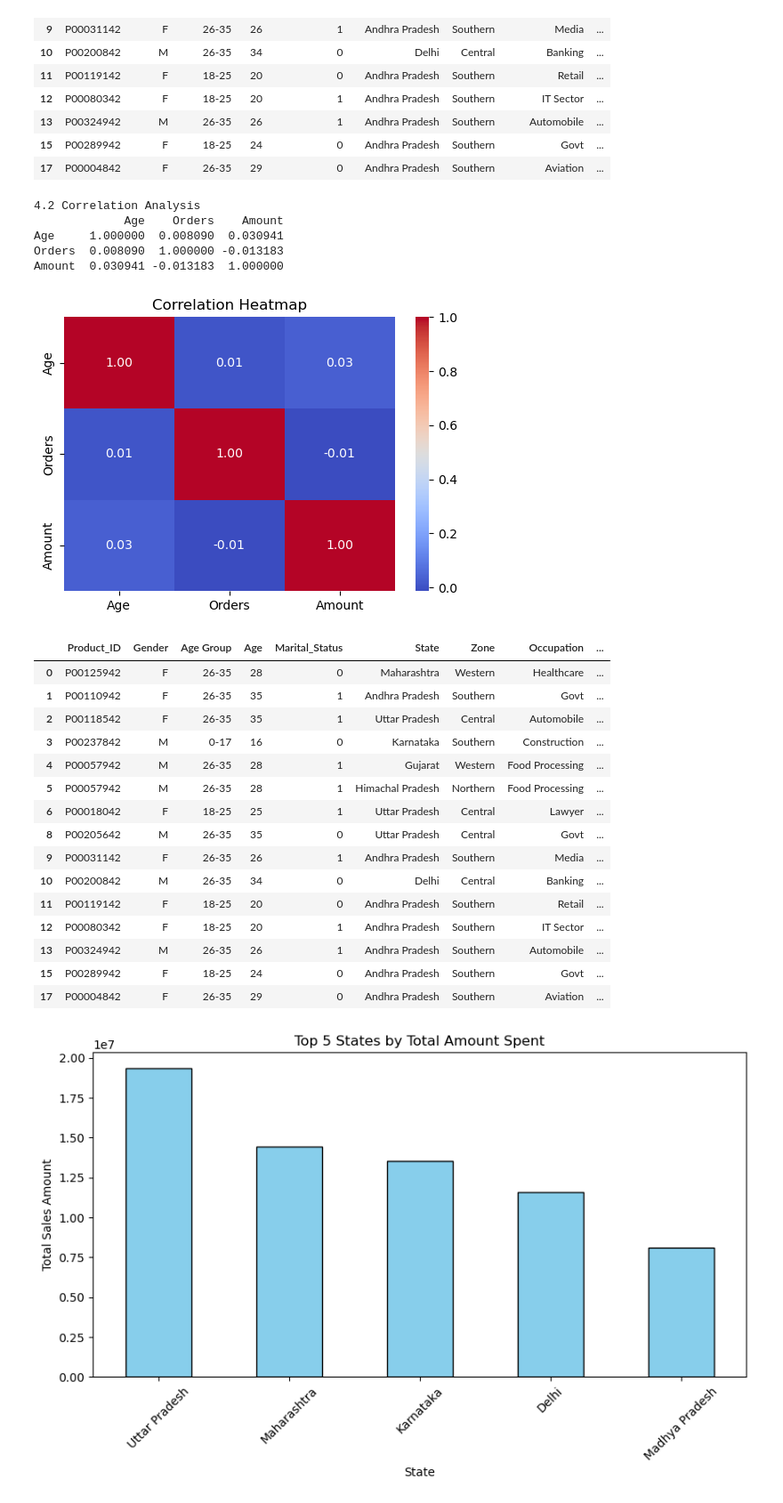
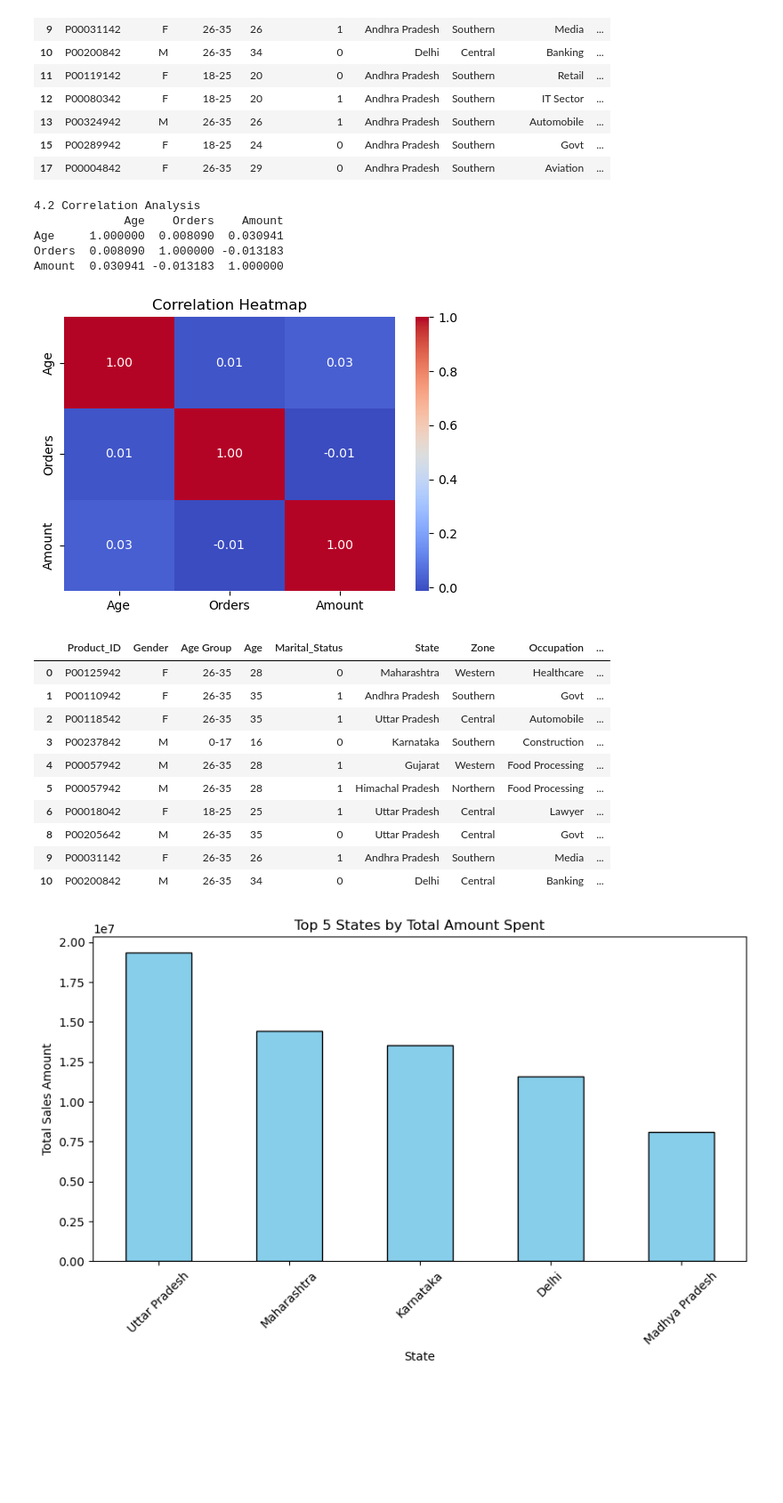
Before and after one commit to Nick-Zoc/ADS_DiwaliSales_L2AI1, a Jupyter notebook: Milestone 1/main.ipynb, the cells around one changed output. Shown at 89% size. Drawn from its saved outputs; the diff is of its cells as text; code cells hidden in the pictures; blank space fills up the shorter version.

```diff
--- a/Milestone 1/main.ipynb
+++ b/Milestone 1/main.ipynb
@@ -289,37 +289,32 @@ kurtosis   2.472002 -1.352541    -0.540209
 # 4.2 Correlation Analysis
 print("4.2 Correlation Analysis")
 # Calculate the pairwise correlations (how much variables move together)
 corr_matrix = df[num_cols].corr()
 print(corr_matrix)
 
 # Create a visual heatmap of the correlation so it's easy to read for the report
 plt.figure(figsize=(6, 4))
 sns.heatmap(corr_matrix, annot=True, cmap='coolwarm', fmt=".2f")
 plt.title('Correlation Heatmap')
 plt.show()
 # Show the dataframe state
-df.head(15)
+df.head(10)
 # %% [output]
 4.2 Correlation Analysis
              Age    Orders    Amount
 Age     1.000000  0.008090  0.030941
 Orders  0.008090  1.000000 -0.013183
 Amount  0.030941 -0.013183  1.000000
 [figure]
 |  | Product_ID | Gender | Age Group | Age | Marital_Status | State | Zone | Occupation | ... |
 | 0 | P00125942 | F | 26-35 | 28 | 0 | Maharashtra | Western | Healthcare | ... |
 | 1 | P00110942 | F | 26-35 | 35 | 1 | Andhra Pradesh | Southern | Govt | ... |
 | 2 | P00118542 | F | 26-35 | 35 | 1 | Uttar Pradesh | Central | Automobile | ... |
 | 3 | P00237842 | M | 0-17 | 16 | 0 | Karnataka | Southern | Construction | ... |
 | 4 | P00057942 | M | 26-35 | 28 | 1 | Gujarat | Western | Food Processing | ... |
 | 5 | P00057942 | M | 26-35 | 28 | 1 | Himachal Pradesh | Northern | Food Processing | ... |
 | 6 | P00018042 | F | 18-25 | 25 | 1 | Uttar Pradesh | Central | Lawyer | ... |
 | 8 | P00205642 | M | 26-35 | 35 | 0 | Uttar Pradesh | Central | Govt | ... |
 | 9 | P00031142 | F | 26-35 | 26 | 1 | Andhra Pradesh | Southern | Media | ... |
 | 10 | P00200842 | M | 26-35 | 34 | 0 | Delhi | Central | Banking | ... |
-| 11 | P00119142 | F | 18-25 | 20 | 0 | Andhra Pradesh | Southern | Retail | ... |
-| 12 | P00080342 | F | 18-25 | 20 | 1 | Andhra Pradesh | Southern | IT Sector | ... |
-| 13 | P00324942 | M | 26-35 | 26 | 1 | Andhra Pradesh | Southern | Automobile | ... |
-| 15 | P00289942 | F | 18-25 | 24 | 0 | Andhra Pradesh | Southern | Govt | ... |
-| 17 | P00004842 | F | 26-35 | 29 | 0 | Andhra Pradesh | Southern | Aviation | ... |
 # %%
```
Also changed, not shown: parts of 8 cells of this notebook, 2 other files.
